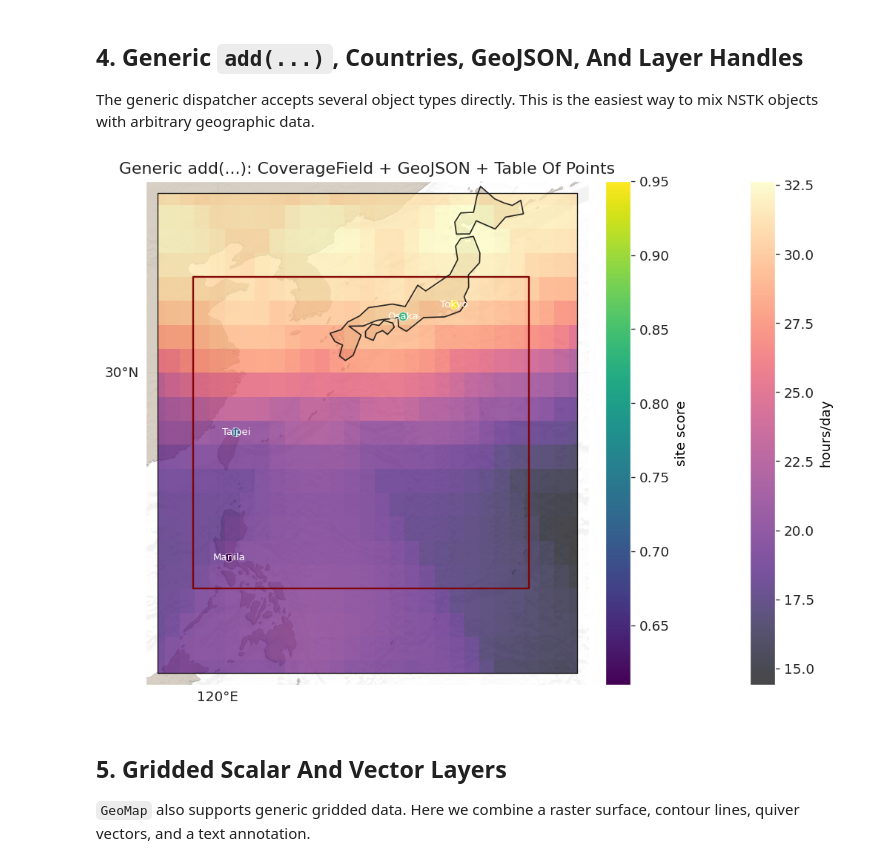
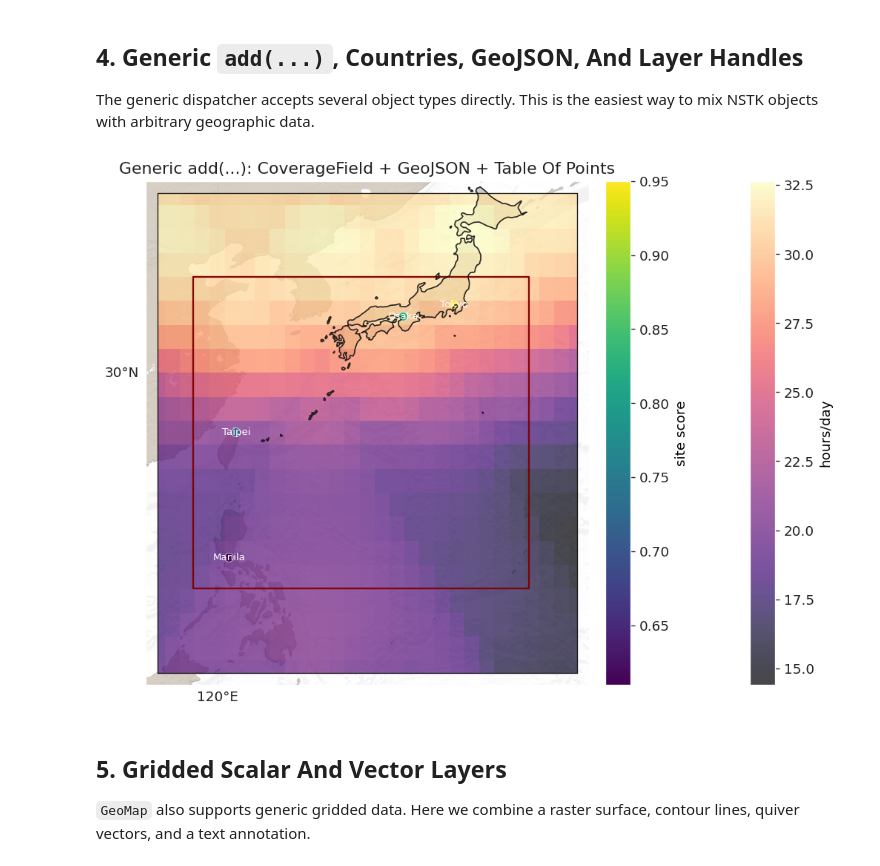
Before and after one commit to Nebula-Space-Systems/Nebula-Systems-Toolkit, a Jupyter notebook: examples/05_plotting.ipynb, the cells around one changed output. Cells and saved outputs as stored; diff of their text form; code cells hidden in the pictures.

```diff
--- a/examples/05_plotting.ipynb
+++ b/examples/05_plotting.ipynb
@@ -199,34 +200,34 @@ This is the easiest way to mix NSTK objects with arbitrary geographic data.
 # %%
 mixed_map = GeoMap(style=paper, extent="auto", pad_deg=1.5)
 
 field_layer = mixed_map.add(field, cmap="magma", alpha=0.72)
 box_layer = mixed_map.add(
     mapping(box(118.0, 12.0, 146.0, 38.0)),
     facecolor="none",
     edgecolor="#7f0000",
     linewidth=1.4,
 )
 city_layer = mixed_map.add(
     sites,
     kind="points",
     x="lon",
     y="lat",
     values="score",
     size=52.0,
     edgecolors="white",
     linewidths=0.4,
     colorbar=True,
     colorbar_label="site score",
 )
-mixed_map.add_country("Japan", facecolor="none", edgecolor="#1b1b1b", linewidth=1.0)
+mixed_map.add_country("Japan", facecolor="none", edgecolor="#1b1b1b", linewidth=1.0, resolution="50m")
 mixed_map.add_labels(sites["lon"], sites["lat"], sites["name"], fontsize=8, color="white")
 
 city_layer.set_alpha(0.9)
 mixed_map.fit(layers=[field_layer, box_layer], pad_deg=1.0)
 mixed_map.set_title("Generic add(...): CoverageField + GeoJSON + Table Of Points")
 plt.show()
 # %% [output]
-[figure, old version]
+[figure, new version]
 # %% [markdown]
 ## 5. Gridded Scalar And Vector Layers
 
```
Also changed, not shown: parts of 14 cells of this notebook, 5 other files.
